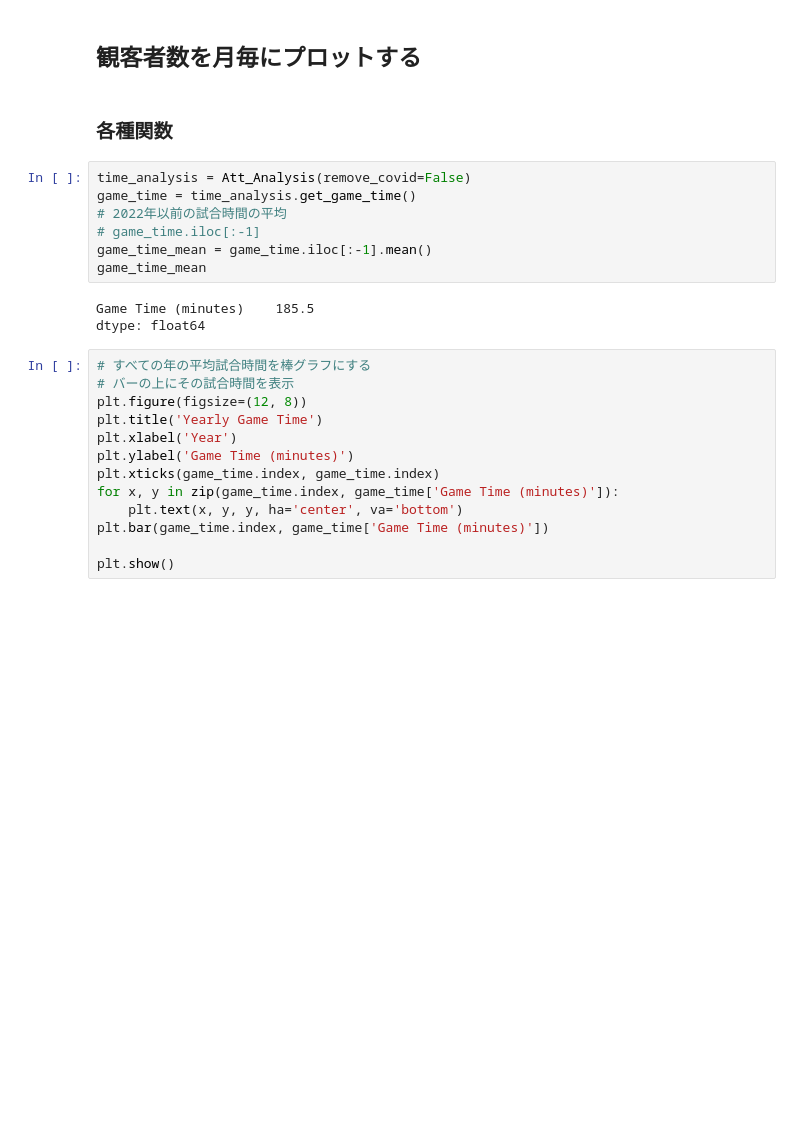
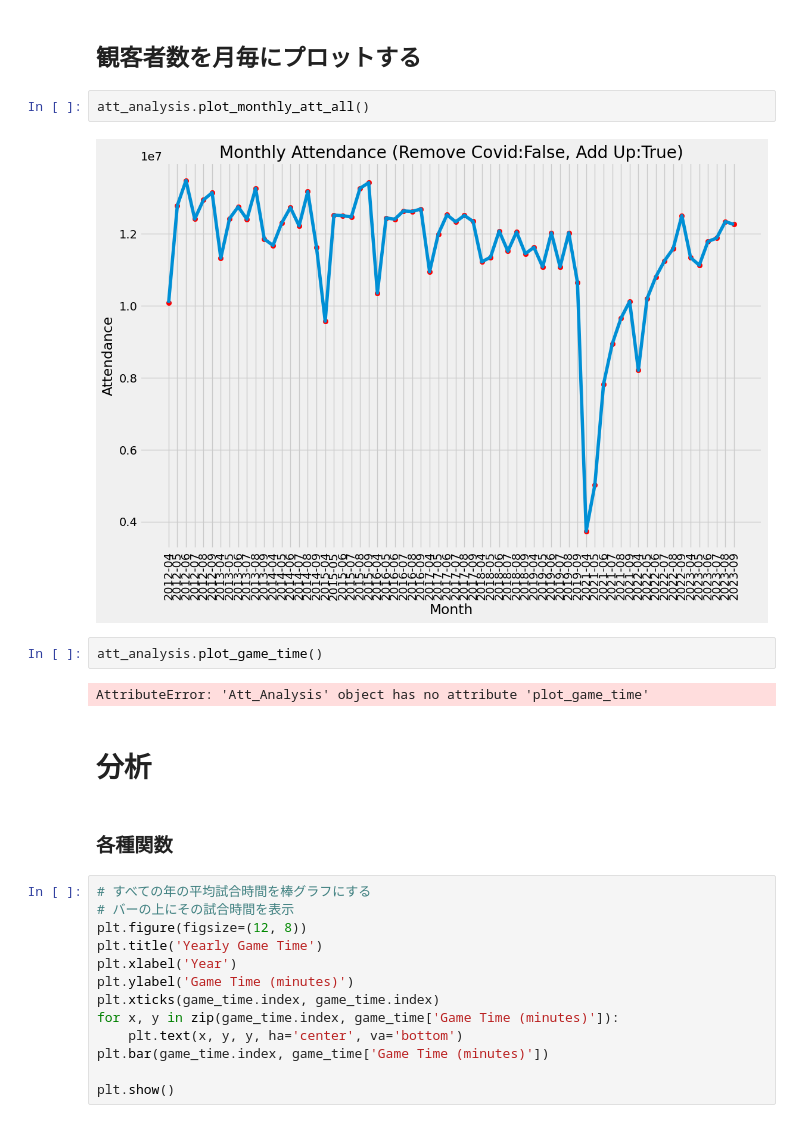
Before and after one commit to mohki7/graduation_thesis, a Jupyter notebook: headquarter.ipynb, the cells around one changed output. Saved outputs shown, nothing was run; the diff lists cells and outputs as text; blank space fills up the shorter version.

```diff
--- a/headquarter.ipynb
+++ b/headquarter.ipynb
@@ -67,18 +67,18 @@ att_analysis.get_game_time()
 | 2023 | 162 |
 # %% [markdown]
 ## 観客者数を月毎にプロットする
+# %%
+att_analysis.plot_monthly_att_all()
+# %% [output]
+[figure, added]
+# %%
+att_analysis.plot_game_time()
+# %% [output]
+AttributeError: 'Att_Analysis' object has no attribute 'plot_game_time'
+# %% [markdown]
+# 分析
 # %% [markdown]
 ### 各種関数
-# %%
-time_analysis = Att_Analysis(remove_covid=False)
-game_time = time_analysis.get_game_time()
-# 2022年以前の試合時間の平均
-# game_time.iloc[:-1]
-game_time_mean = game_time.iloc[:-1].mean()
-game_time_mean
-# %% [output]
-Game Time (minutes)    185.5
-dtype: float64
 # %%
 # すべての年の平均試合時間を棒グラフにする
 # バーの上にその試合時間を表示
```
Also changed, not shown: 1 other file.
